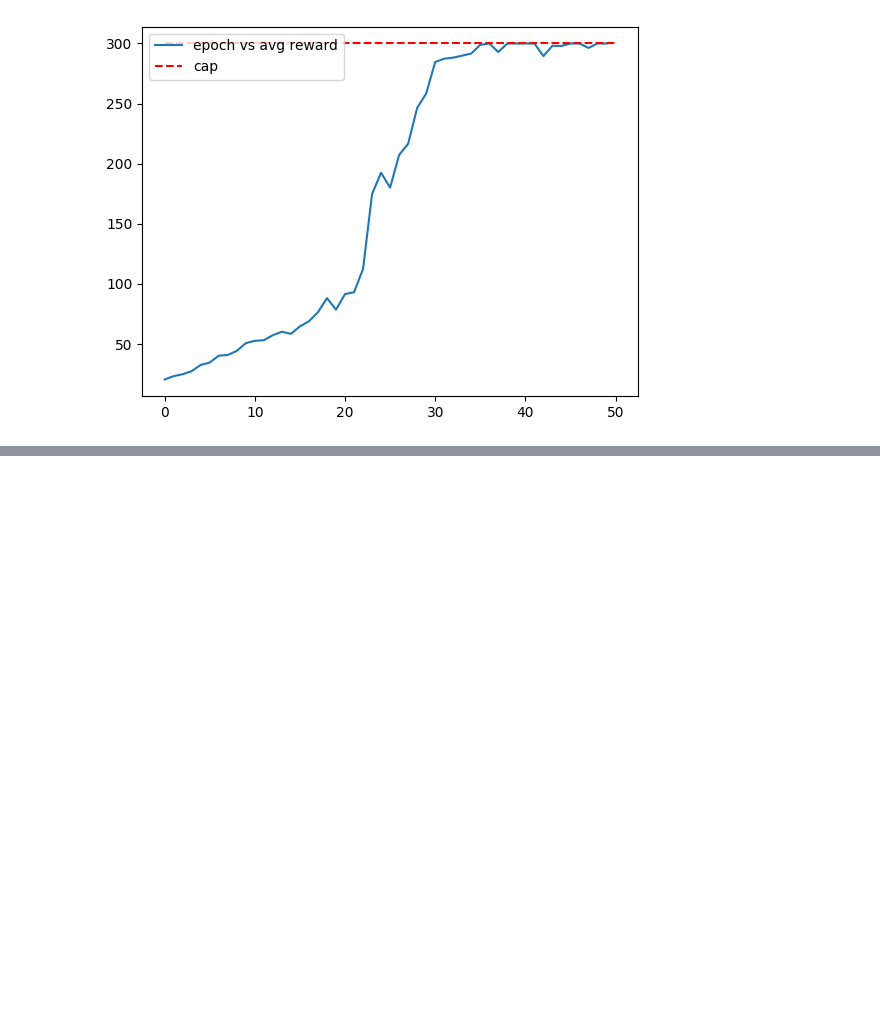
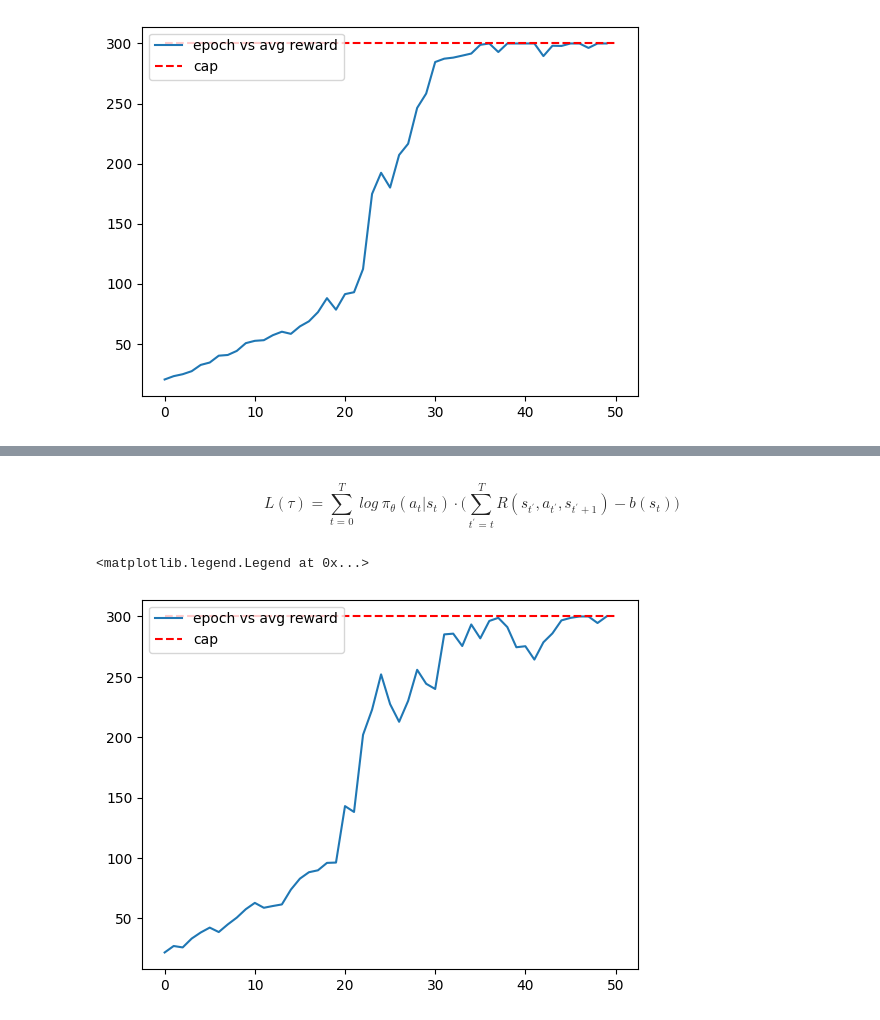
Before and after one commit to ajegorovs/aj_python_tool_lib, a Jupyter notebook: data_processing/neural_networks/DEEP_RL_Deep_Reinfocement_Learning/part_03_Simplest_policy_gradient.ipynb, the cells around one changed output, grey strips where cells are left out. Saved outputs shown, nothing was run; the diff lists cells and outputs as text; code cells hidden in the pictures; blank space fills up the shorter version.

Commit message:
added baseline and notes for vanilla policy gradient

```diff
--- a/data_processing/neural_networks/DEEP_RL_Deep_Reinfocement_Learning/part_03_Simplest_policy_gradient.ipynb
+++ b/data_processing/neural_networks/DEEP_RL_Deep_Reinfocement_Learning/part_03_Simplest_policy_gradient.ipynb
@@ -205,32 +218,37 @@ import torch.nn as nn
 from torch.distributions.categorical import Categorical
 
 class env_info():
+    """this 'wrapper' modifies env control
+        automatically adds non terminal states, actions and reward into a buffer
+        tracks episode rewards and calculates cumulative future rewards
+        """
     def __init__(self, env_name, *args) -> None:
         self.env = gym.make(env_name, *args)
         self.batch_states       = []
         self.batch_actions      = []
         self.batch_rewards      = []
         self.episode_rewards    = []
-        self.env_iters = 0
+        self.env_iters          = 0
 
     def reset(self):
         state = self.env.reset()[0]
         self.batch_states.append(state)
+        self.episode_rewards    = []
+
         return state
 
     def step(self, action):
         self.batch_actions.append(action)
         state, reward, done = self.env.step(action)[:3]
-        self.batch_rewards.append(reward)
-        if not done:
-            self.batch_states.append(state)
+        self.episode_rewards.append(reward)
         return state, reward, done
 
     def add_ep_rewards_2_go(self):
-        self.batch_rewards += list(np.flip(np.cumsum(np.flip(self.episode_rewards))))
+        self.batch_rewards      += list(np.flip(np.cumsum(np.flip(self.episode_rewards))))
 
 class MLP():
     def __init__(self, inp_size, out_size, hidden_sizes, activation = nn.Tanh,activation_out = nn.Identity, lr = 1e-2) -> None:
+        self.dtype          = float
         self.act            = activation
         self.act_out        = activation_out
         self.layer_sizes    = [inp_size] + hidden_sizes + [out_size]
@@ -240,7 +258,7 @@ class MLP():
     def seq(self):
         layers      = []
         for i,j in zip(self.layer_sizes[:-1],self.layer_sizes[1:]):
-            layers  += [nn.Linear(i,j, dtype=float), self.act()]
+            layers  += [nn.Linear(i,j, dtype=self.dtype), self.act()]
         layers[-1]  = self.act_out()
         return nn.Sequential(*layers)
 
@@ -249,10 +267,13 @@ class policy(MLP):
         super().__init__(inp_size, out_size, hidden_sizes, activation, activation_out, lr)
 
     def get_policy(self,observation):
-        return Categorical(logits=self.mlp(torch.as_tensor(observation)))
+        return Categorical(logits=self.mlp(torch.as_tensor(observation, dtype= self.dtype)))
 
     def get_action(self, observation):
         return self.get_policy(observation).sample().item()
+
+    def log_prob(self, observations, actions):
+        return self.get_policy(observations).log_prob(torch.as_tensor(actions))
 
 
 class value(MLP):
@@ -260,14 +281,14 @@ class value(MLP):
         super().__init__(inp_size, out_size, hidden_sizes, activation, activation_out, lr)
 
     def get_value(self, observation):
-        return self.mlp(torch.as_tensor(observation))
+        return self.mlp(torch.as_tensor(observation, dtype= self.dtype))
 
     def train(self, observations, rewards, n_iters = 50):
         loss = nn.MSELoss()
         for _ in range(n_iters):
+            self.optimizer.zero_grad()
             x = self.get_value(observations)
-            y = torch.as_tensor(rewards)
-            self.optimizer.zero_grad()
+            y = torch.as_tensor(rewards, dtype= self.dtype).reshape(x.shape)
             output = loss(x,y)
             output.backward()
             self.optimizer.step()
@@ -314,0 +350,10 @@ plt.show()
+# %%
+env_CP = env_info('CartPole-v1')
+num_obs = env_CP.env.observation_space.shape[0]
+num_acts = env_CP.env.action_space.n
+env_CP_policy   = policy(   num_obs, num_acts   , [32])
+env_CP_value    = value(    num_obs, 1          , [32], lr = 0.1)
+progress        = []
+# %% [markdown]
+
+$$L(\tau) = \sum_{t=0}^{T} \ log  \ \pi_\theta(a_t|s_t) \cdot \bigg(\sum_{t^\prime = t}^T R(s_{t^\prime}, a_{t^\prime}, s_{t^\prime +1}) -b(s_t)\bigg)$$
@@ -314,0 +402,7 @@ plt.show()
+# %%
+plt.plot(progress, label='epoch vs avg reward')    ;
+plt.hlines(300, 0, len(progress), linestyles='--', label='cap', colors= 'r')
+plt.legend()
+# %% [output]
+<matplotlib.legend.Legend at 0x...>
+[figure, added]
```
Also changed, not shown: parts of 11 cells of this notebook.
